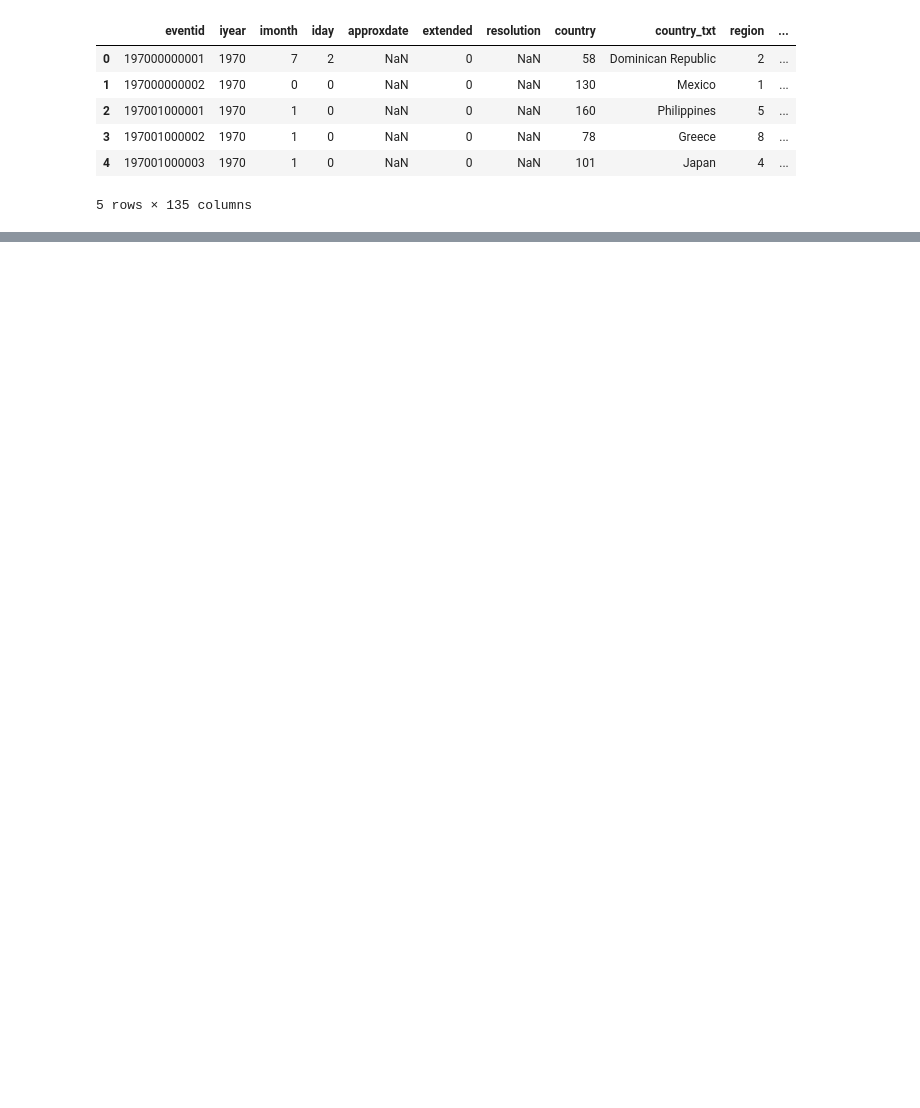
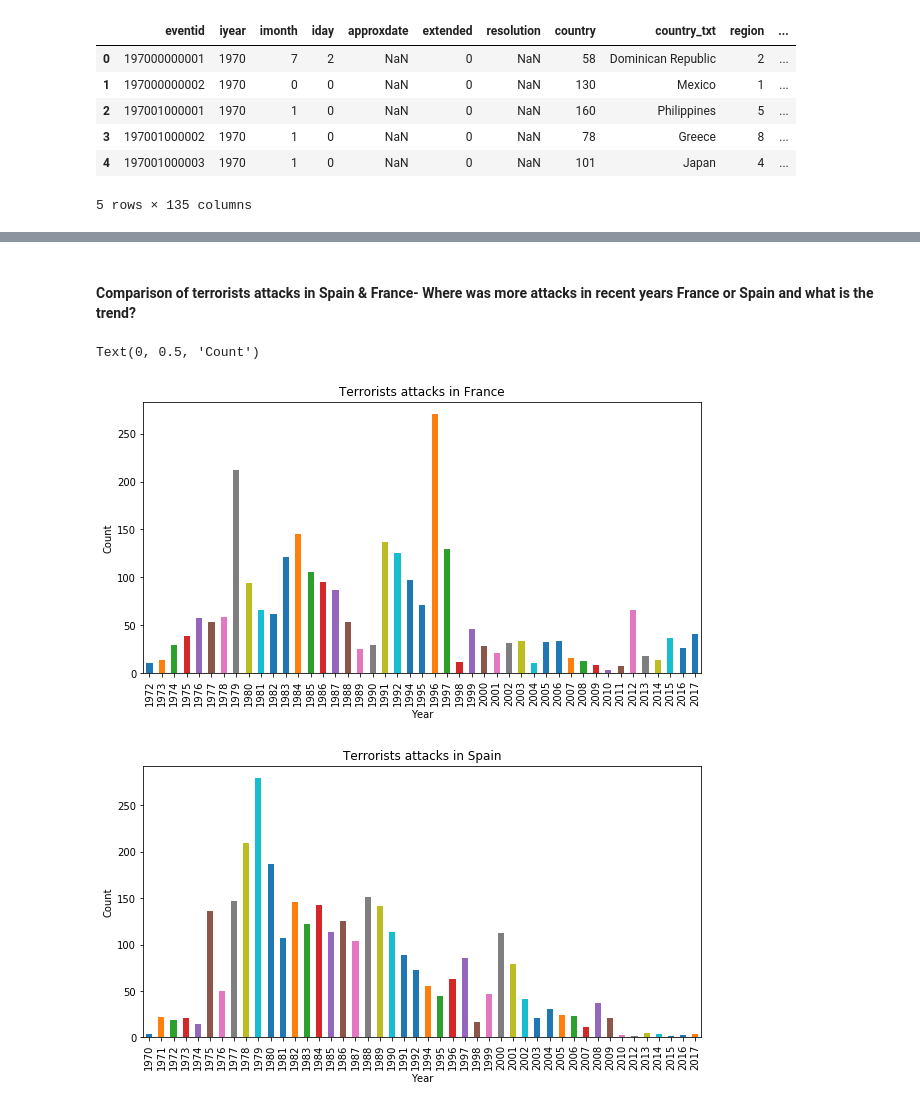
Before and after one commit to Algrabos/GBLTerror, a Jupyter notebook: Main.ipynb, the cells around one changed output, grey strips where cells are left out. Drawn from its saved outputs; the diff is of its cells as text; code cells hidden in the pictures; blank space fills up the shorter version.

```diff
--- a/Main.ipynb
+++ b/Main.ipynb
@@ -29 +45,24 @@ data_2002.head()
 5 rows × 135 columns
+# %% [markdown]
+#### Comparison of terrorists attacks in Spain & France- Where was more attacks in recent years France or Spain and what is the trend?
+# %%
+data_France_year_only = data_France[['iyear']]
+
+plt.figure(figsize=(10,5))
+
+graph = data_France_year_only['iyear'].value_counts().sort_index(ascending=True).plot(kind='bar', title= 'Terrorists attacks in France')
+graph.set_xlabel("Year")
+graph.set_ylabel("Count")
+
+data_Spain_year_only = data_Spain[['iyear']]
+data_Spain_year_only.head()
+
+plt.figure(figsize=(10,5))
+
+graph2 = data_Spain_year_only['iyear'].value_counts().sort_index(ascending=True).plot(kind='bar', title= 'Terrorists attacks in Spain')
+graph2.set_xlabel("Year")
+graph2.set_ylabel("Count")
+# %% [output]
+Text(0, 0.5, 'Count')
+[figure, added]
+[figure, added]
```
Also changed, not shown: parts of 11 cells of this notebook, 1 other file.
